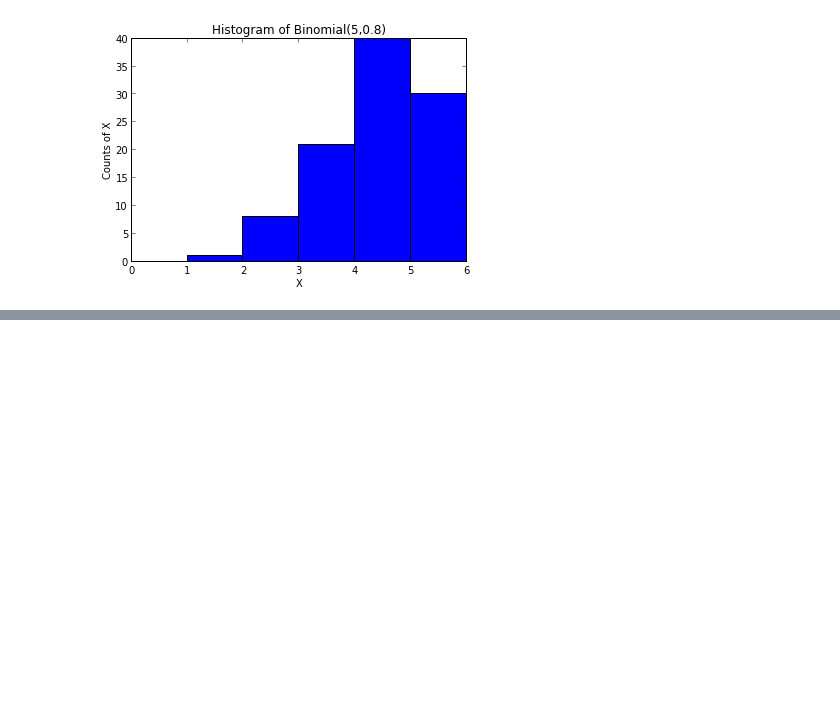
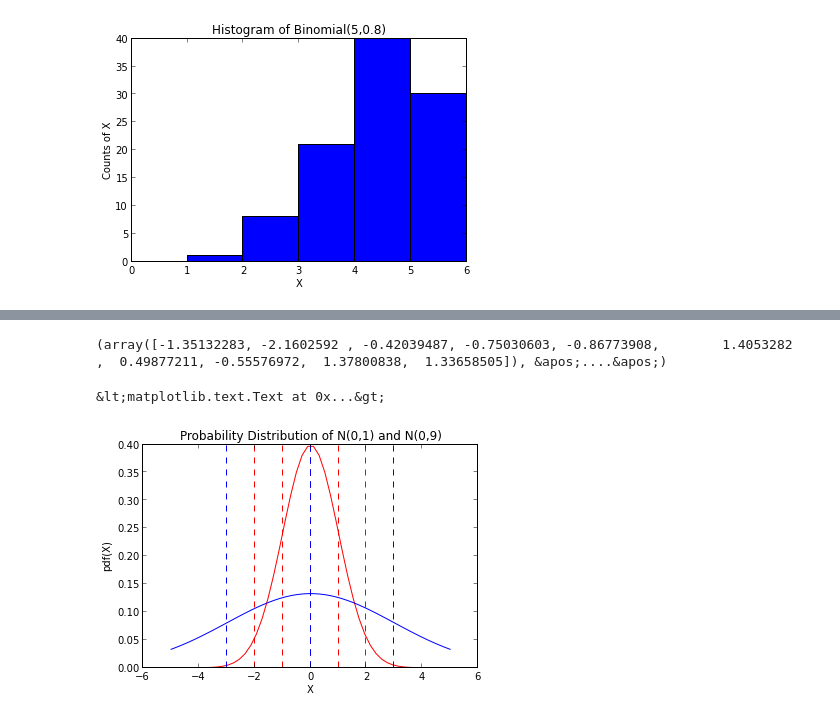
Before and after one commit to smoitra87/scratch, a Jupyter notebook: notebookdb/HypTestingRecitation.ipynb, the cells around one changed output, grey strips where cells are left out. Drawn from its saved outputs; the diff is of its cells as text; code cells hidden in the pictures; blank space fills up the shorter version.

Commit message:
Normal Distribution

```diff
--- a/notebookdb/HypTestingRecitation.ipynb
+++ b/notebookdb/HypTestingRecitation.ipynb
@@ -27,0 +30,6 @@ n,p = 5,0.8x = binomial(n,p,100)print(x[0:10],"....")from scipy.stats import bin
+# %%
+mu,sigma = 0,1x = random.normal(mu,sigma,1000)print(x[0:10],"....")figure()from scipy.stats import normrv = norm(mu,sigma)x = linspace(-5,5)plot(x,map(lambda x : rv.pdf(x),x),'r')for k in range(3):     axvline(-sigma*k,color='r',linestyle='--')    axvline(sigma*k,color='r',linestyle='--')mu,sigma = 0,3rv = norm(mu,sigma)plot(x,map(lambda x : rv.pdf(x),x),'b')for k in range(3):     axvline(-sigma*k,color='b',linestyle='--')    axvline(sigma*k,color='b',linestyle='--')xlabel('X')ylabel('pdf(X)')title('Probability Distribution of N(0,1) and N(0,9)')
+# %% [output]
+(array([-1.35132283, -2.1602592 , -0.42039487, -0.75030603, -0.86773908,        1.4053282 ,  0.49877211, -0.55576972,  1.37800838,  1.33658505]), &apos;....&apos;)
+&lt;matplotlib.text.Text at 0x...&gt;
+[figure, added]
```
Also changed, not shown: parts of 1 cell of this notebook.
